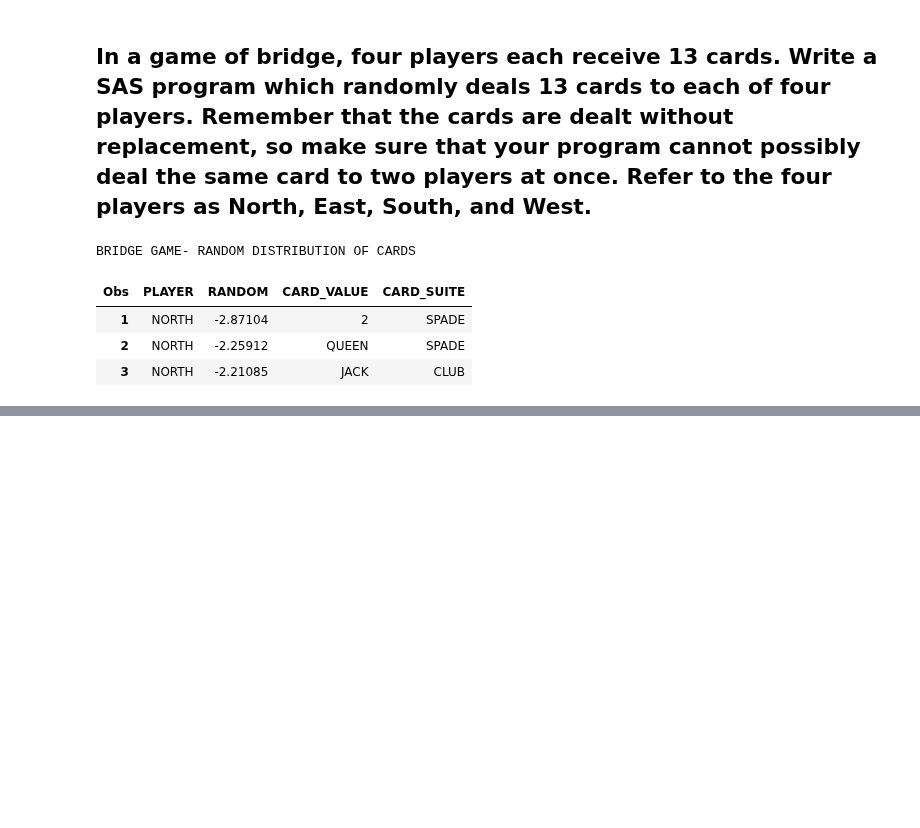
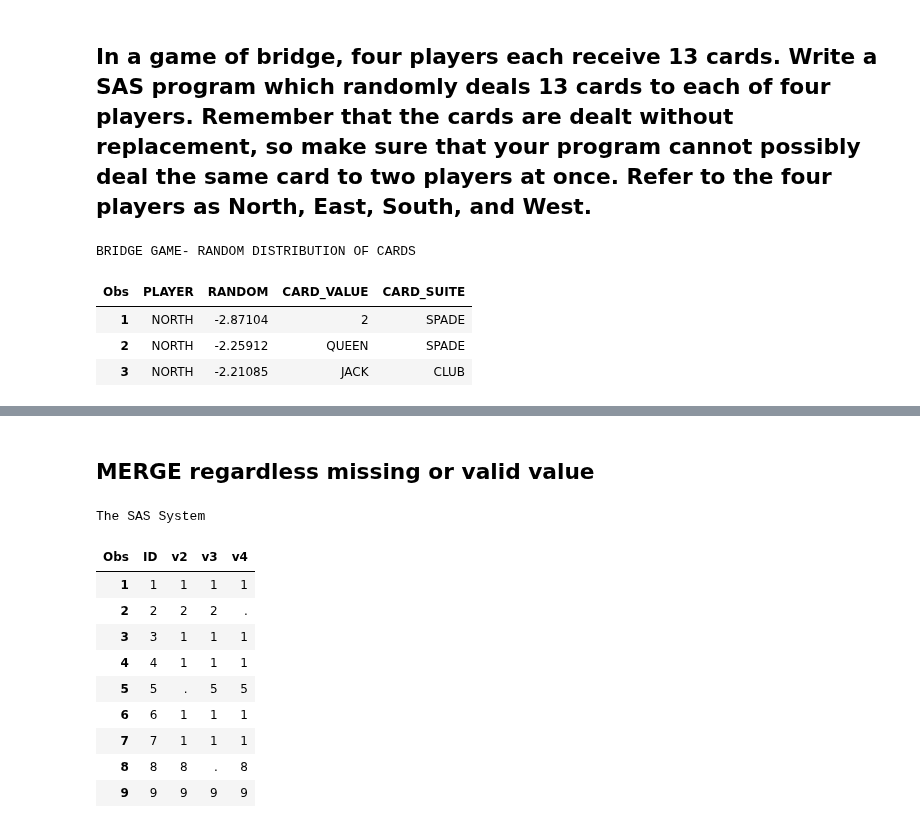
Before and after one commit to kevinwkc/my_sas, a Jupyter notebook: DATASET.ipynb, the cells around one changed output, grey strips where cells are left out. Drawn from its saved outputs; the diff is of its cells as text; code cells hidden in the pictures; blank space fills up the shorter version.

Commit message:
SET stmt for merge, update

```diff
--- a/DATASET.ipynb
+++ b/DATASET.ipynb
@@ -408,0 +542,31 @@ BRIDGE GAME- RANDOM DISTRIBUTION OF CARDS
+# %% [markdown]
+MERGE regardless missing or valid value
+------------------------------
+# %%
+DATA TEST02b;
+ INPUT ID v2 v3 v4;
+cards;
+2 2 2 .
+5 . 5 5
+8 8 . 8
+9 9 9 9
+;;
+DATA TEST03;
+MERGE test01 test02b;
+ BY id;
+RUN;
+
+proc print;
+run;
+# %% [output]
+The SAS System
+| Obs | ID | v2 | v3 | v4 |
+| 1 | 1 | 1 | 1 | 1 |
+| 2 | 2 | 2 | 2 | . |
+| 3 | 3 | 1 | 1 | 1 |
+| 4 | 4 | 1 | 1 | 1 |
+| 5 | 5 | . | 5 | 5 |
+| 6 | 6 | 1 | 1 | 1 |
+| 7 | 7 | 1 | 1 | 1 |
+| 8 | 8 | 8 | . | 8 |
+| 9 | 9 | 9 | 9 | 9 |
```
Also changed, not shown: parts of 8 cells of this notebook.
